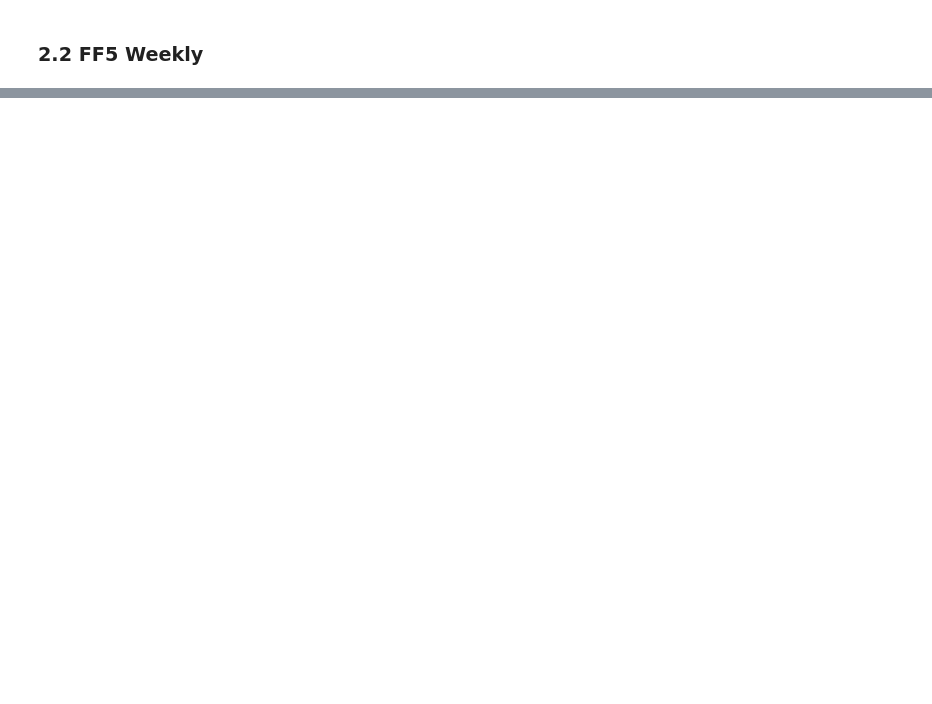
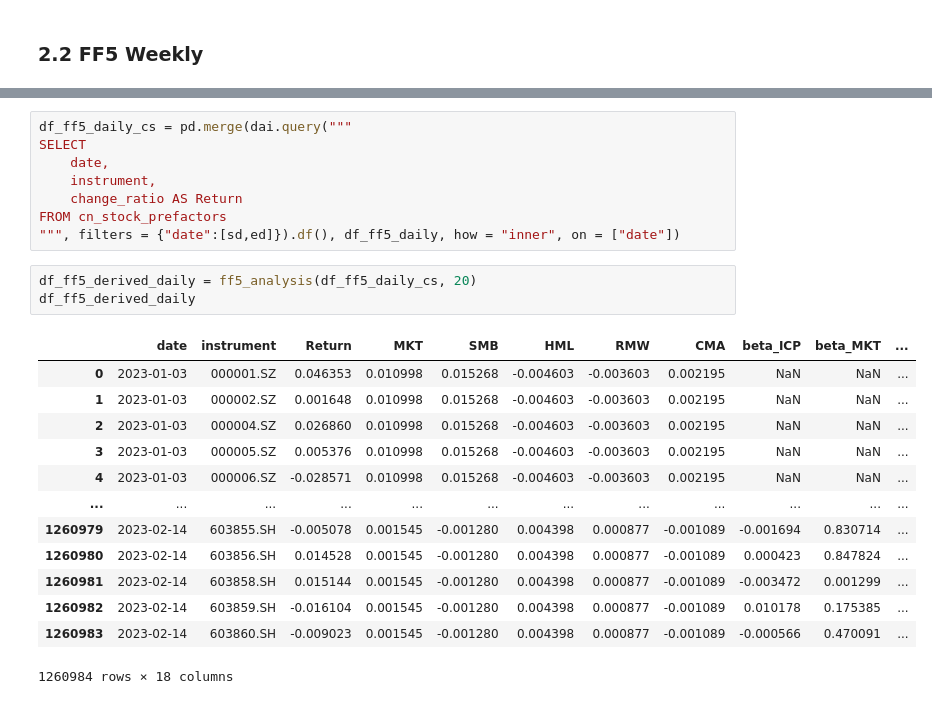
Before and after one commit to zhangfan9607243/BigQuant_Resources_Collection, a Jupyter notebook: BigQuant_Resources_Collection/Factors_Collection/FF_Factors/FF5_Factors/FF5_Factors.ipynb, the cells around one changed output, grey strips where cells are left out. Saved outputs shown, nothing was run; the diff lists cells and outputs as text; blank space fills up the shorter version.

```diff
--- a/BigQuant_Resources_Collection/Factors_Collection/FF_Factors/FF5_Factors/FF5_Factors.ipynb
+++ b/BigQuant_Resources_Collection/Factors_Collection/FF_Factors/FF5_Factors/FF5_Factors.ipynb
@@ -227,0 +558,25 @@ df_ff5_daily
+# %%
+df_ff5_daily_cs = pd.merge(dai.query("""
+SELECT
+    date,
+    instrument,
+    change_ratio AS Return
+FROM cn_stock_prefactors
+""", filters = {"date":[sd,ed]}).df(), df_ff5_daily, how = "inner", on = ["date"])
+# %%
+df_ff5_derived_daily = ff5_analysis(df_ff5_daily_cs, 20)
+df_ff5_derived_daily
+# %% [output]
+|  | date | instrument | Return | MKT | SMB | HML | RMW | CMA | beta_ICP | beta_MKT | ... |
+| 0 | 2023-01-03 | 000001.SZ | 0.046353 | 0.010998 | 0.015268 | -0.004603 | -0.003603 | 0.002195 | NaN | NaN | ... |
+| 1 | 2023-01-03 | 000002.SZ | 0.001648 | 0.010998 | 0.015268 | -0.004603 | -0.003603 | 0.002195 | NaN | NaN | ... |
+| 2 | 2023-01-03 | 000004.SZ | 0.026860 | 0.010998 | 0.015268 | -0.004603 | -0.003603 | 0.002195 | NaN | NaN | ... |
+| 3 | 2023-01-03 | 000005.SZ | 0.005376 | 0.010998 | 0.015268 | -0.004603 | -0.003603 | 0.002195 | NaN | NaN | ... |
+| 4 | 2023-01-03 | 000006.SZ | -0.028571 | 0.010998 | 0.015268 | -0.004603 | -0.003603 | 0.002195 | NaN | NaN | ... |
+| ... | ... | ... | ... | ... | ... | ... | ... | ... | ... | ... | ... |
+| 1260979 | 2023-02-14 | 603855.SH | -0.005078 | 0.001545 | -0.001280 | 0.004398 | 0.000877 | -0.001089 | -0.001694 | 0.830714 | ... |
+| 1260980 | 2023-02-14 | 603856.SH | 0.014528 | 0.001545 | -0.001280 | 0.004398 | 0.000877 | -0.001089 | 0.000423 | 0.847824 | ... |
+| 1260981 | 2023-02-14 | 603858.SH | 0.015144 | 0.001545 | -0.001280 | 0.004398 | 0.000877 | -0.001089 | -0.003472 | 0.001299 | ... |
+| 1260982 | 2023-02-14 | 603859.SH | -0.016104 | 0.001545 | -0.001280 | 0.004398 | 0.000877 | -0.001089 | 0.010178 | 0.175385 | ... |
+| 1260983 | 2023-02-14 | 603860.SH | -0.009023 | 0.001545 | -0.001280 | 0.004398 | 0.000877 | -0.001089 | -0.000566 | 0.470091 | ... |
+1260984 rows × 18 columns
```
Also changed, not shown: parts of 8 cells of this notebook, 1 other file.
